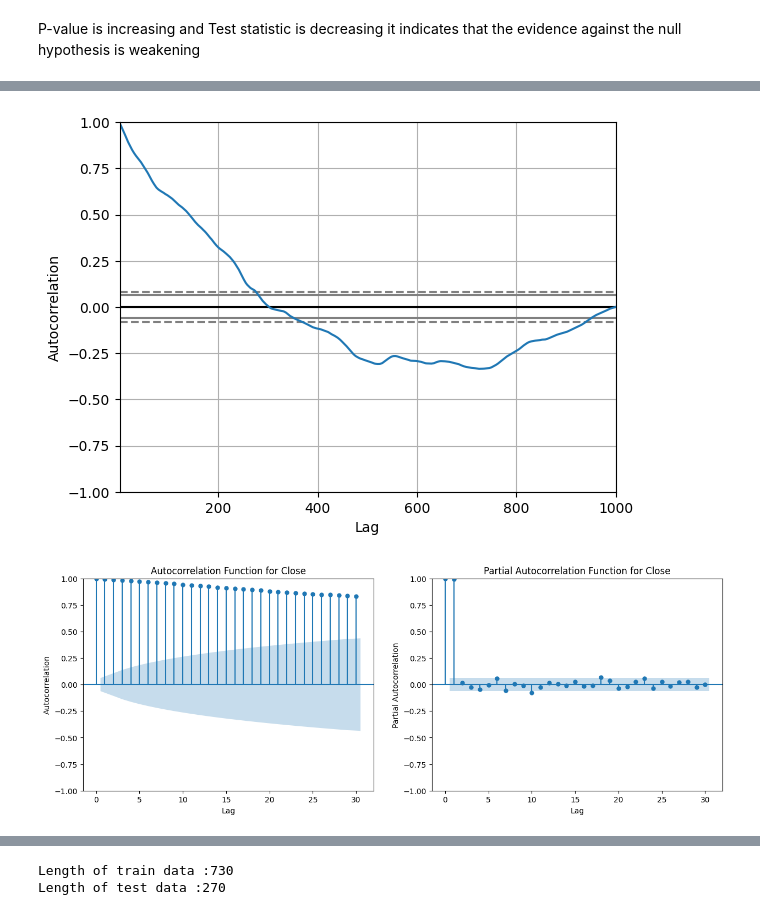
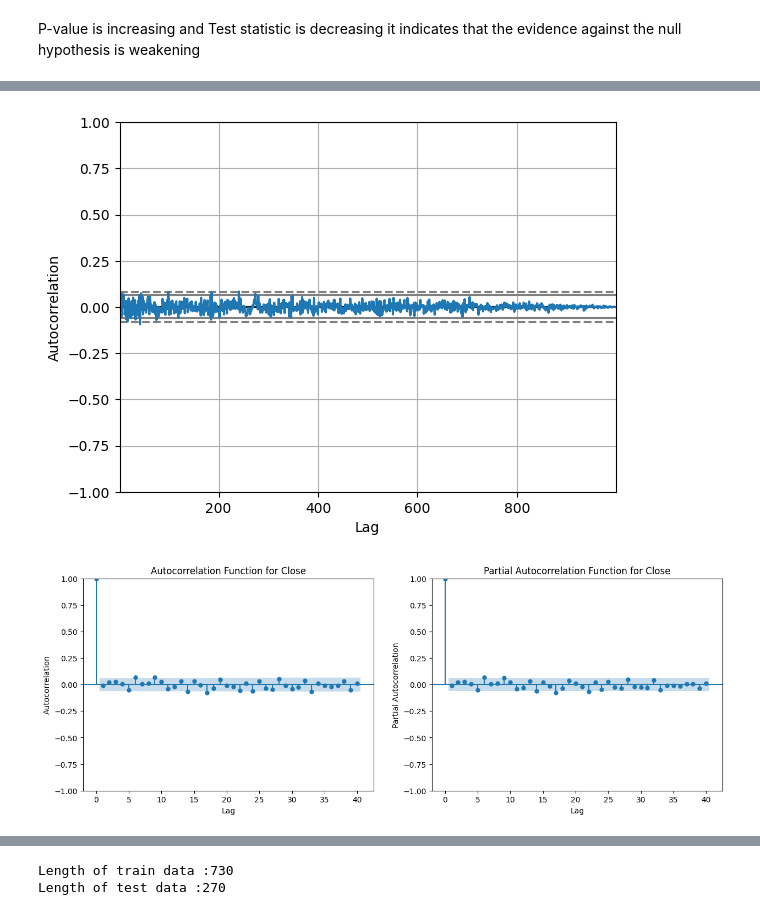
Before and after one commit to sowmya-sadhu/Stock-Market-Analysis, a Jupyter notebook: Stock_Market_Simulation.ipynb, the cells around one changed output, grey strips where cells are left out. Cells and saved outputs as stored; diff of their text form; code cells hidden in the pictures.

```diff
--- a/Stock_Market_Simulation.ipynb
+++ b/Stock_Market_Simulation.ipynb
@@ -120,3 +194,21 @@ stock_market.head()
 | 2 | 2022-01-03 | 99.857828 | 101.517497 | 98.108097 | 99.857828 | 181932 | 4.595300e+11 | 10.728933 | 2.221827 | ... |
 | 3 | 2022-01-04 | 98.851663 | 101.303783 | 96.998218 | 98.851663 | 153694 | 5.577481e+11 | 14.582696 | 1.377740 | ... |
 | 4 | 2022-01-05 | 98.391118 | 99.990486 | 96.230707 | 98.391118 | 169879 | 8.607714e+11 | 37.491114 | 3.110198 | ... |
+# %%
+# Decompose the Close column
+
+stock_market['Date'] = pd.to_datetime(stock_market['Date'])
+df_stock_d = stock_market.set_index('Date').asfreq('MS')
+
+
+# Seasonal decomposition on the Close column
+decomposition = seasonal_decompose(df_stock_d['Close'] ,model='additive', period=12)
+fig = decomposition.plot()
+
+# Format x-axis to show years only
+for ax in fig.axes:
+    ax.xaxis.set_major_formatter(mdates.DateFormatter('%Y'))
+
+# Auto-format for better spacing
+plt.tight_layout()
+plt.show()
@@ -285,0 +430,6 @@ lag_plot(df_stock_lag)
+# %%
+# First Difference
+ts_log_diff = ts_log.diff()
+stock_market['Close_diff']=ts_log_diff
+plt.plot(ts_log_diff)
+plt.show()
@@ -286,20 +483,21 @@ lag_plot(df_stock_lag)
 # %%
-#Auto correlation of the close column
-autocorrelation_plot(stock_market['Close'])
+#Auto correlation of the stationary data
+ts_stationary = ts_log_diff.dropna()
+autocorrelation_plot(ts_stationary)
 plt.show()
 # %% [output]
-[figure, old version]
+[figure, new version]
 # %%
-#Autocoreation and partial autocorrelation for close
+#Autocoreation and partial autocorrelation
 fig, (ax, ax1) = plt.subplots(1, 2, figsize=(15, 5))
-plot_acf(stock_market['Close'], lags=30, ax=ax)
+plot_acf(ts_stationary, lags=40, ax=ax)
 ax.set_title('Autocorrelation Function for Close')
 ax.set_xlabel('Lag')
 ax.set_ylabel('Autocorrelation')
-plot_pacf(stock_market['Close'], lags=30, ax=ax1)
+plot_pacf(ts_stationary, lags=40, ax=ax1)
 ax1.set_title('Partial Autocorrelation Function for Close')
 ax1.set_xlabel('Lag')
 ax1.set_ylabel('Partial Autocorrelation')
 plt.show()
 # %% [output]
-[figure, old version]
+[figure, new version]
```
Also changed, not shown: parts of 55 cells of this notebook.
